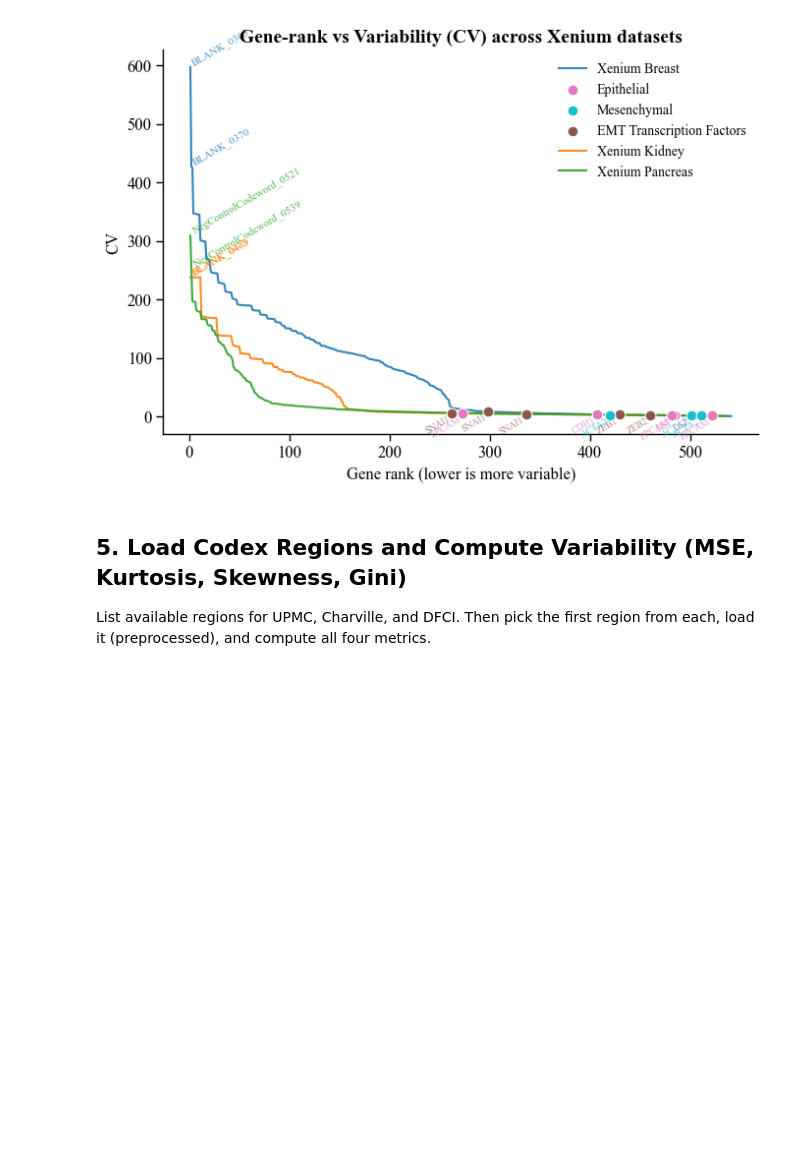
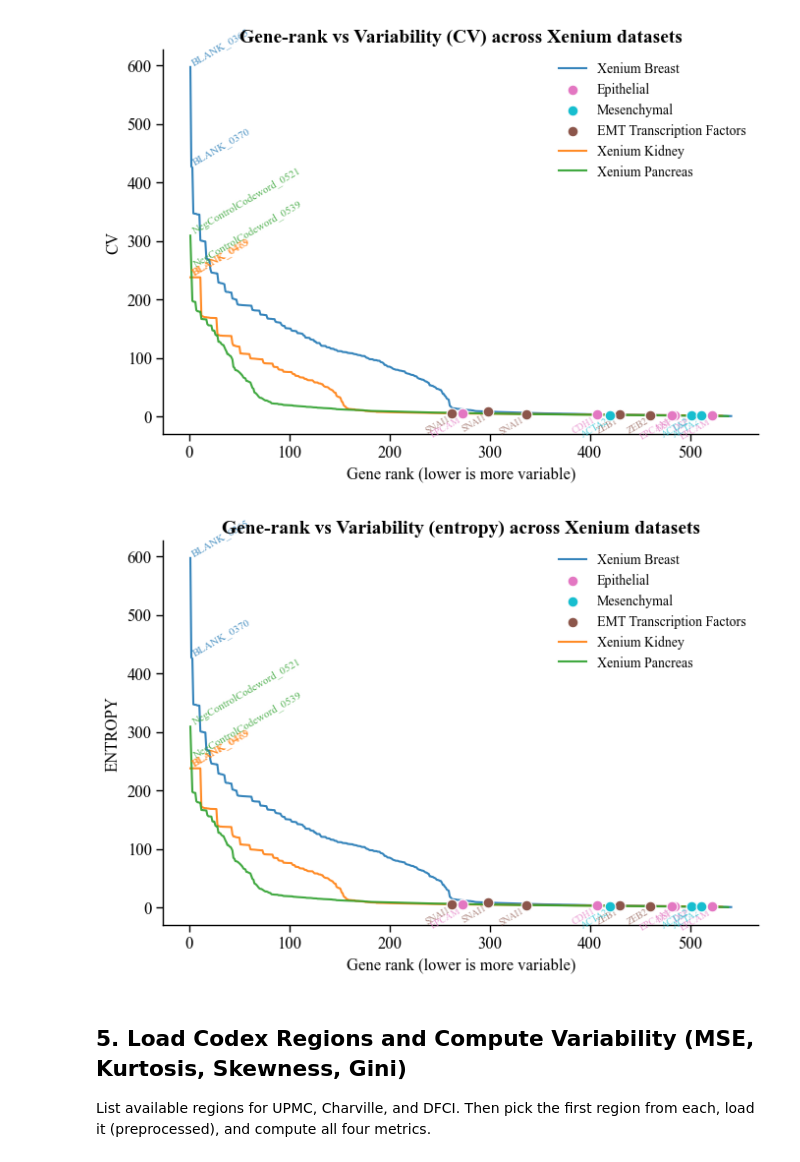
Before and after one commit to cellethology/tic, a Jupyter notebook: notebook/gen_variability.ipynb, the cells around one changed output. Cells and saved outputs as stored; diff of their text form; code cells hidden in the pictures; blank space fills up the shorter version.

Commit message:
add entropy

```diff
--- a/notebook/gen_variability.ipynb
+++ b/notebook/gen_variability.ipynb
@@ -46,7 +46,7 @@ xenium_ffpe_human_breast = load_xenium_dataset(
 xenium_ffpe_human_breast_variability = compute_variability(
     xenium_ffpe_human_breast,
     dataset_type='xenium',
-    metrics=['cv']
+    metrics=['cv','entropy']
 )
 print("Breast CV (top 5):")
 print(xenium_ffpe_human_breast_variability.head(), "\n")
@@ -59,7 +59,7 @@ xenium_kidney_cancer = load_xenium_dataset(
 xenium_kidney_cancer_variability = compute_variability(
     xenium_kidney_cancer,
     dataset_type='xenium',
-    metrics=['cv']
+    metrics=['cv','entropy']
 )
 print("Kidney CV (all genes):")
 print(xenium_kidney_cancer_variability, "\n")
@@ -72,7 +72,7 @@ xenium_pancreas_cancer = load_xenium_dataset(
 xenium_pancreas_cancer_variability = compute_variability(
     xenium_pancreas_cancer,
     dataset_type='xenium',
-    metrics=['cv']
+    metrics=['cv','entropy']
 )
 print("Pancreas CV (all genes):")
 print(xenium_pancreas_cancer_variability)
@@ -175,6 +175,24 @@ plot_variability(
 plt.show()
 # %% [output]
 [figure]
+# %%
+plot_variability(
+    variability={
+        "Xenium Breast": xenium_ffpe_human_breast_variability['cv'],
+        "Xenium Kidney": xenium_kidney_cancer_variability['cv'],
+        "Xenium Pancreas": xenium_pancreas_cancer_variability['cv'],
+    },
+    metric='entropy',
+    gene_categories={ 'Epithelial': E_GENES, 'Mesenchymal': M_GENES, 'EMT Transcription Factors': EMT_TF },
+    title="Gene-rank vs Variability (entropy) across Xenium datasets",
+    ascending=False,
+    top_n=2,
+    annotate_top=True,
+    annotate_emt=True
+)
+plt.show()
+# %% [output]
+[figure, added]
 # %% [markdown]
 ## 5. Load Codex Regions and Compute Variability (MSE, Kurtosis, Skewness, Gini)
 
```
Also changed, not shown: parts of 2 cells of this notebook, 2 other files.
